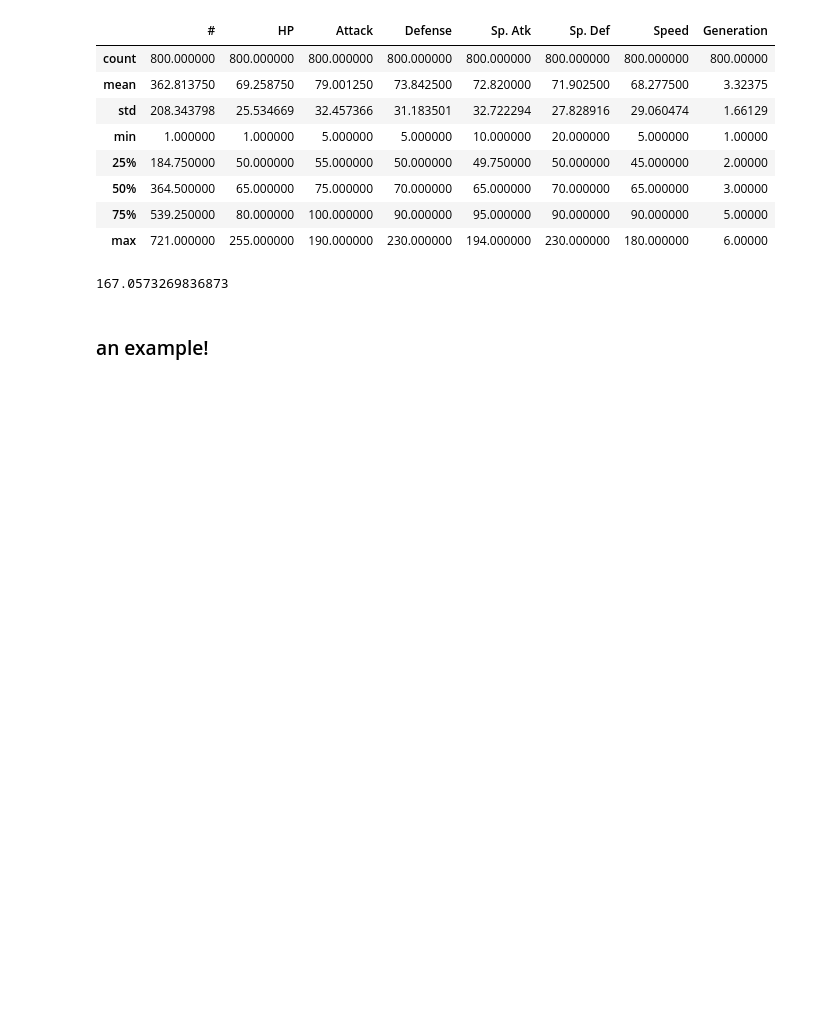
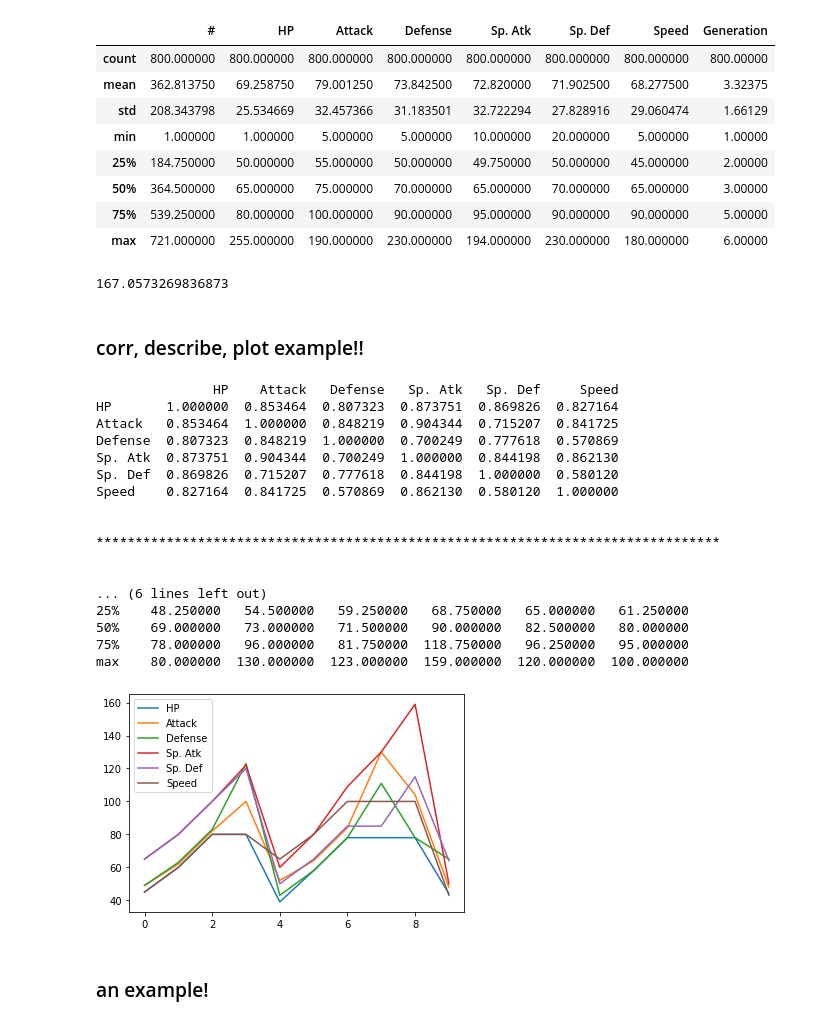
Before and after one commit to BorhanPetgar/Data-Analysis, a Jupyter notebook: Pandas.ipynb, the cells around one changed output. Saved outputs shown, nothing was run; the diff lists cells and outputs as text; code cells hidden in the pictures; blank space fills up the shorter version.

Commit message:
plot. corr, describe added

```diff
--- a/Pandas.ipynb
+++ b/Pandas.ipynb
@@ -145,6 +201,34 @@ df.describe().mean() # display only mean row
 df.describe().mean().loc['Attack'] # mean attack
 # %% [output]
 167.0573269836873
+# %% [markdown]
+### corr, describe, plot example!!
+# %%
+df_temp = df.iloc[0:10].drop(columns=['#', 'Generation', 'Legendary'])
+
+df_temp.plot()
+print(df_temp.corr().to_string() + '\n\n\n' + '*'*80 + '\n\n\n')
+
+print(df_temp.describe().to_string())
+# %% [output]
+               HP    Attack   Defense   Sp. Atk   Sp. Def     Speed
+HP       1.000000  0.853464  0.807323  0.873751  0.869826  0.827164
+Attack   0.853464  1.000000  0.848219  0.904344  0.715207  0.841725
+Defense  0.807323  0.848219  1.000000  0.700249  0.777618  0.570869
+Sp. Atk  0.873751  0.904344  0.700249  1.000000  0.844198  0.862130
+Sp. Def  0.869826  0.715207  0.777618  0.844198  1.000000  0.580120
+Speed    0.827164  0.841725  0.570869  0.862130  0.580120  1.000000
+
+
+********************************************************************************
+
+
+... (6 lines left out)
+25%    48.250000   54.500000   59.250000   68.750000   65.000000   61.250000
+50%    69.000000   73.000000   71.500000   90.000000   82.500000   80.000000
+75%    78.000000   96.000000   81.750000  118.750000   96.250000   95.000000
+max    80.000000  130.000000  123.000000  159.000000  120.000000  100.000000
+[figure, added]
 # %% [markdown]
 ### an example!
 # %%
```
Also changed, not shown: parts of 11 cells of this notebook, 1 other file.
